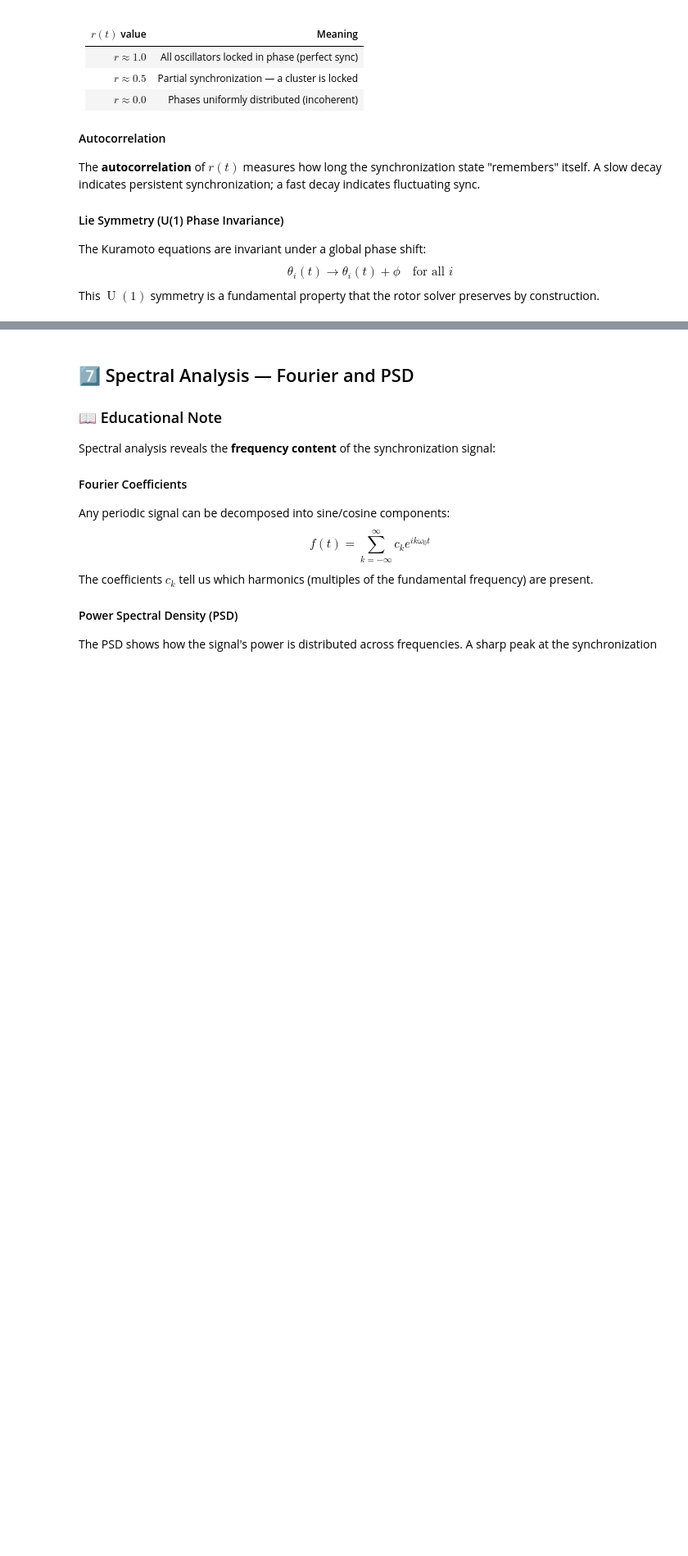
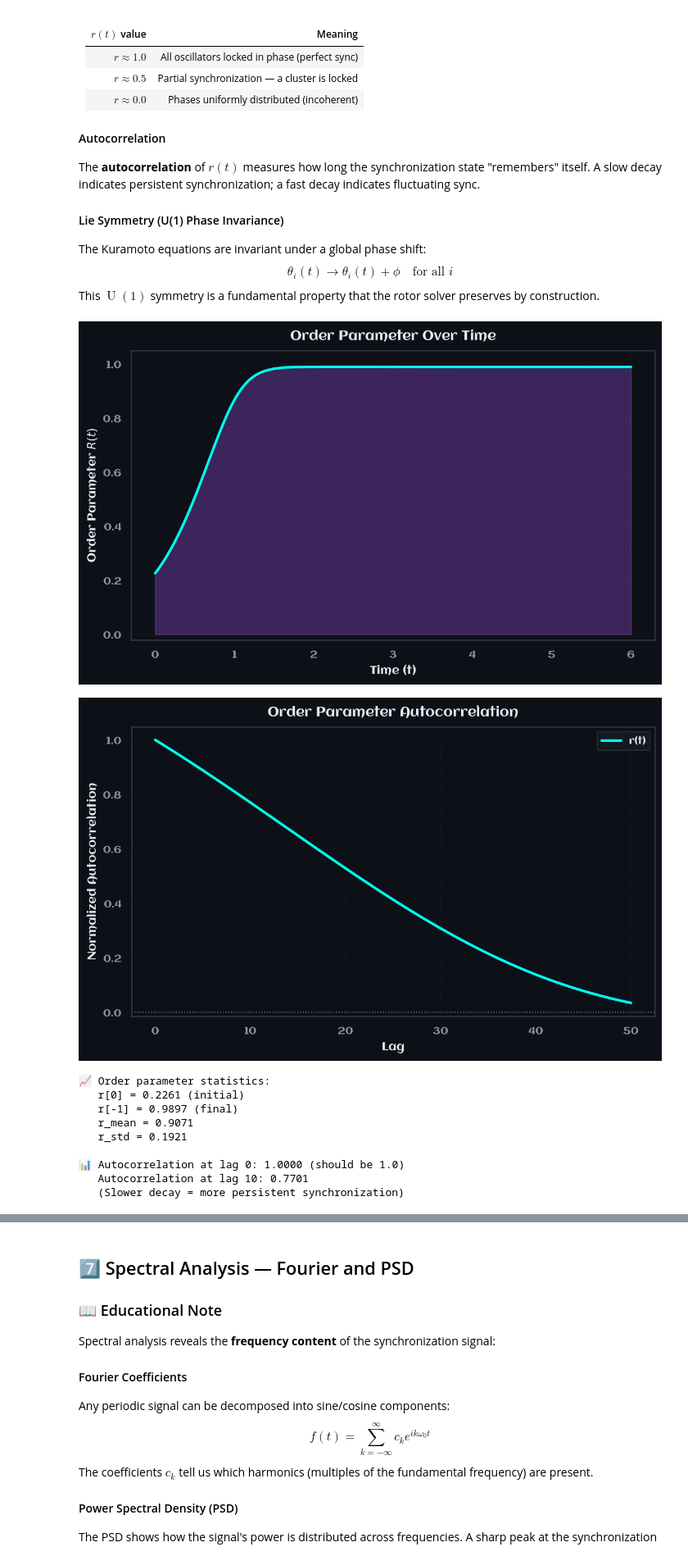
Before and after one commit to Scriber-Labs/kuramoto-benchmark-suite, a Jupyter notebook: examples/notebooks/styling_and_visuals_demo.ipynb, the cells around one changed output, grey strips where cells are left out. Shown at 82% size. Saved outputs shown, nothing was run; the diff lists cells and outputs as text; code cells hidden in the pictures; blank space fills up the shorter version.

```diff
--- a/examples/notebooks/styling_and_visuals_demo.ipynb
+++ b/examples/notebooks/styling_and_visuals_demo.ipynb
@@ -567,42 +624,48 @@ This $\operatorname{U}(1)$ symmetry is a fundamental property that the rotor sol
 # %%
 # Generate a dataset that shows the synchronization transition
 N = 20
 omega = np.random.default_rng(42).normal(1.0, 0.5, N)  # broader spread
 K = 3.0
 timesteps = 300
 dt = 0.02
 
 ds = generate_kuramoto_dataset(
     n_oscillators=N, natural_frequencies=omega, coupling=K,
     timesteps=timesteps, dt=dt, seed=42, solver="rk45",
 )
 
 theta = ds["theta"]
 times = ds["time"]
 r = compute_order_parameter(theta)
 
-# Plot the order parameter using the viz function
-fig, ax = plt.subplots(figsize=(10, 4))
-plot_order_parameter(times, r, ax=ax)
-plt.tight_layout()
-plt.show()
+# Plot the order parameter (creates its own figure)
+plot_order_parameter(times, r)
 
 # Compute and plot autocorrelation
 lags, autocorr = compute_order_parameter_autocorrelation(r, max_lag=50)
-
-fig, ax = plt.subplots(figsize=(10, 4))
-plot_autocorrelation(r, lags=lags, autocorr=autocorr, ax=ax)
-plt.tight_layout()
-plt.show()
+# plot_autocorrelation expects a Dict[str, Tuple[lags, autocorr]]
+plot_autocorrelation({"r(t)": (lags, autocorr)})
 
 print(f"📈 Order parameter statistics:")
 print(f"   r[0] = {r[0]:.4f} (initial)")
 print(f"   r[-1] = {r[-1]:.4f} (final)")
 print(f"   r_mean = {r.mean():.4f}")
 print(f"   r_std = {r.std():.4f}")
 print(f"\n📊 Autocorrelation at lag 0: {autocorr[0]:.4f} (should be 1.0)")
 print(f"   Autocorrelation at lag 10: {autocorr[10]:.4f}")
 print(f"   (Slower decay = more persistent synchronization)")
+# %% [output]
+[figure, added]
+[figure, added]
+📈 Order parameter statistics:
+   r[0] = 0.2261 (initial)
+   r[-1] = 0.9897 (final)
+   r_mean = 0.9071
+   r_std = 0.1921
+
+📊 Autocorrelation at lag 0: 1.0000 (should be 1.0)
+   Autocorrelation at lag 10: 0.7701
+   (Slower decay = more persistent synchronization)
 # %%
 # Demonstrate Lie symmetry tracking (only available for rotor/Euler solvers)
 if CLIFFORD_AVAILABLE:
```
Also changed, not shown: parts of 14 cells of this notebook.
